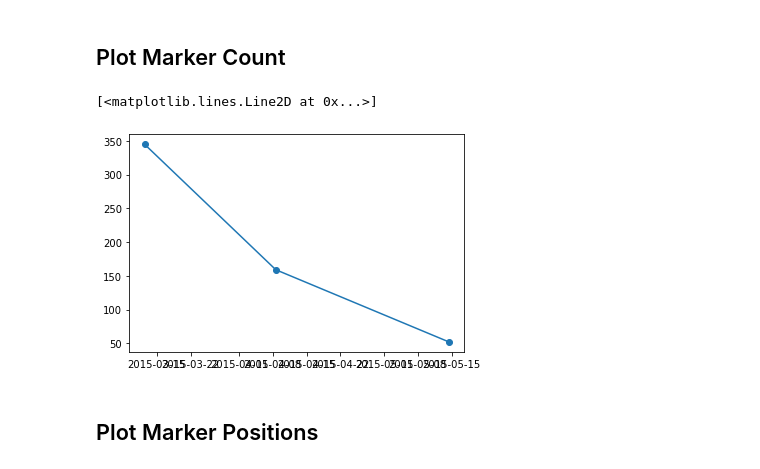
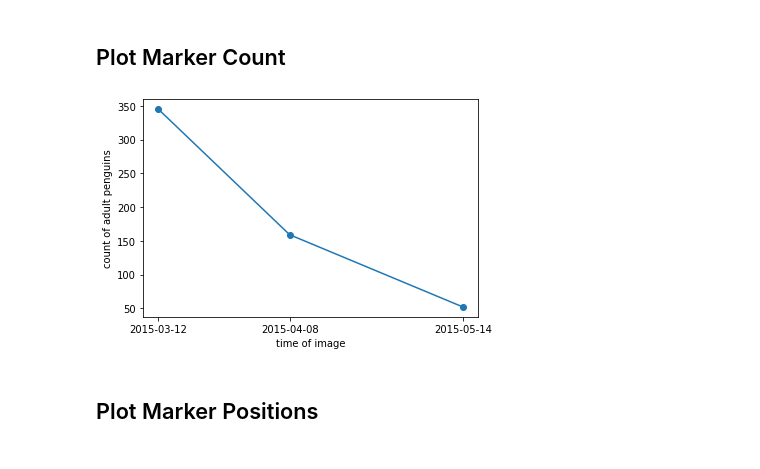
Before and after one commit to fabrylab/clickpoints, a Jupyter notebook: docs/examples/example_markers.ipynb, the cells around one changed output. Drawn from its saved outputs; the diff is of its cells as text; code cells hidden in the pictures.

Commit message:
extended example_markers.ipynb for a section to add markers

```diff
--- a/docs/examples/example_markers.ipynb
+++ b/docs/examples/example_markers.ipynb
@@ -51,14 +53,18 @@ image: 20150514-110000_microbs_GoPro.jpg juvenile penguin positions: (215, 2)
 # %% [markdown]
 We can iterate over all markers and get the image filename and its position.
 # %%
-# get all markers without any filtering
-markers = db.getMarkers()
-# iterate over all markers (limit here to the first 10 to keep the print short)
-for marker in markers[:10]:
-    # get the image assigned to the marker (and print its filename)
-    # get the type assigned to the marker (and print its name)
-    # and print x and y position of the marker
-    print(marker.image.filename, marker.type.name, marker.x, marker.y)
+# open the database
+with clickpoints.DataFile("count.cdb") as db:
+
+    # get all markers without any filtering
+    markers = db.getMarkers()
+
+    # iterate over all markers (limit here to the first 10 to keep the print short)
+    for marker in markers[:10]:
+        # get the image assigned to the marker (and print its filename)
+        # get the type assigned to the marker (and print its name)
+        # and print x and y position of the marker
+        print(marker.image.filename, marker.type.name, marker.x, marker.y)
 # %% [output]
 20150312-110000_microbs_GoPro.jpg adult 327.59827813855543 649.337656021798
 20150312-110000_microbs_GoPro.jpg adult 333.6240512981161 623.7281200936649
@@ -75,23 +81,31 @@ for marker in markers[:10]:
 # %%
 # initialize empty lists
 marker_count = []
 image_timestamp = []
 
-# iterate over images
-for index, image in enumerate(db.getImages()):
+# open the database
+with clickpoints.DataFile("count.cdb") as db:
 
-    # get the "adult" markers of the current image
-    markers = db.getMarkers(image=image, type="adult")
+    # iterate over images
+    for index, image in enumerate(db.getImages()):
 
-    # store the timestamp and marker count each in a list
-    image_timestamp.append(image.timestamp)
-    marker_count.append(markers.count())
+        # get the "adult" markers of the current image
+        markers = db.getMarkers(image=image, type="adult")
+
+        # store the timestamp and marker count each in a list
+        image_timestamp.append(image.timestamp)
+        marker_count.append(markers.count())
 
 # plot the lists
 plt.plot(image_timestamp, marker_count, "o-")
+
+# label the plot
+plt.xticks(image_timestamp)
+plt.xlabel("time of image")
+plt.ylabel("count of adult penguins")
+plt.show()
 # %% [output]
-[<matplotlib.lines.Line2D at 0x...>]
-[figure, old version]
+[figure, new version]
 # %% [markdown]
 ## Plot Marker Positions
 # %% [raw]
```
Also changed, not shown: parts of 11 cells of this notebook, 1 other file.
